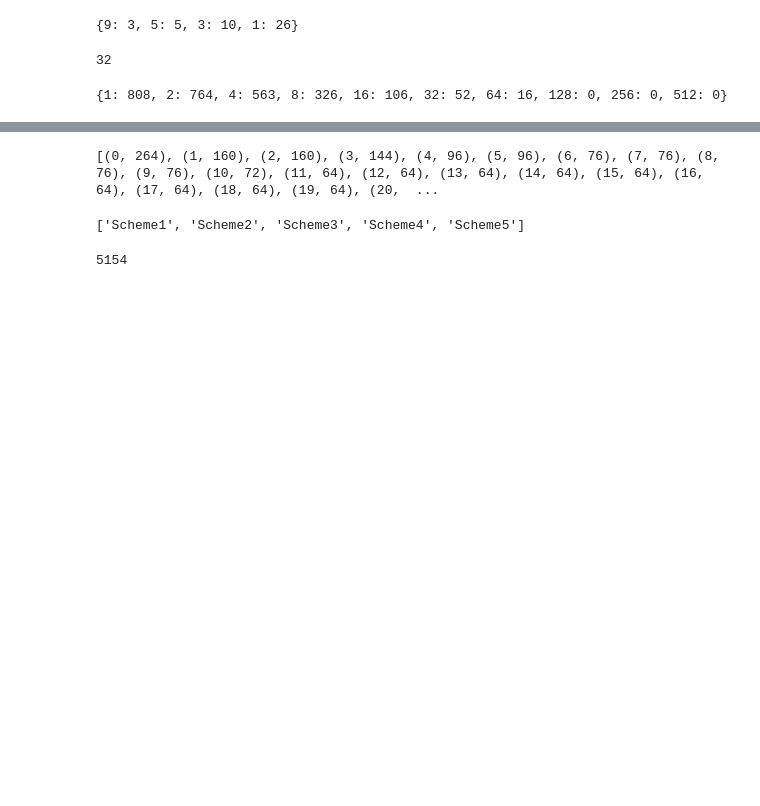
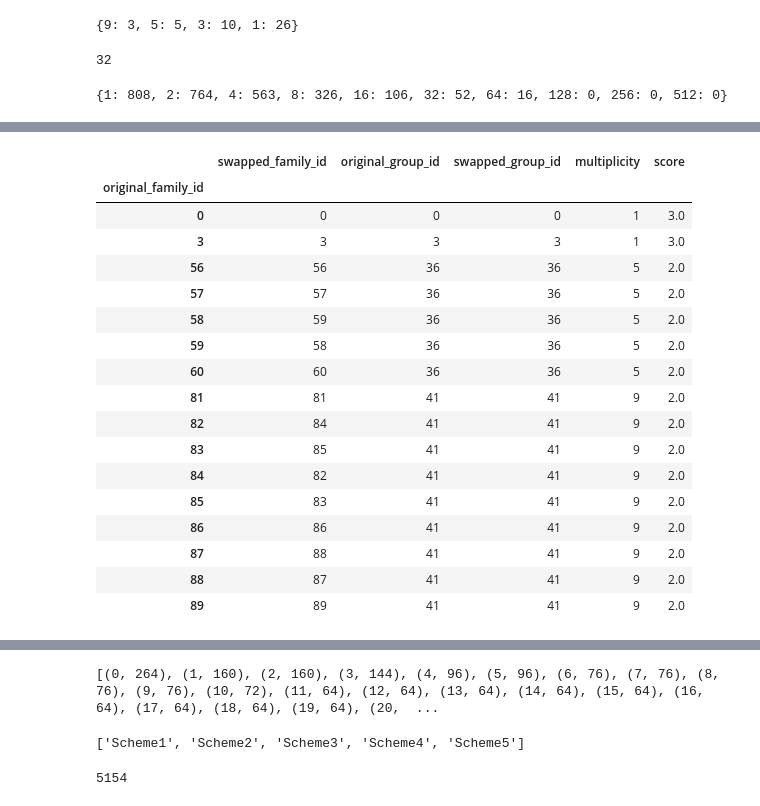
Before and after one commit to RC2630/surnames, a Jupyter notebook: analysis.ipynb, the cells around one changed output, grey strips where cells are left out. Cells and saved outputs as stored; diff of their text form; code cells hidden in the pictures; blank space fills up the shorter version.

```diff
--- a/analysis.ipynb
+++ b/analysis.ipynb
@@ -191,0 +220,21 @@ odd_df.groupby(score_columns).multiplicity.count().reset_index().sort_values("mu
+# %%
+gender_swap_df[gender_swap_df.original_group_id == gender_swap_df.swapped_group_id]
+# %% [output]
+|  | swapped_family_id | original_group_id | swapped_group_id | multiplicity | score |
+| original_family_id |  |  |  |  |  |
+| 0 | 0 | 0 | 0 | 1 | 3.0 |
+| 3 | 3 | 3 | 3 | 1 | 3.0 |
+| 56 | 56 | 36 | 36 | 5 | 2.0 |
+| 57 | 57 | 36 | 36 | 5 | 2.0 |
+| 58 | 59 | 36 | 36 | 5 | 2.0 |
+| 59 | 58 | 36 | 36 | 5 | 2.0 |
+| 60 | 60 | 36 | 36 | 5 | 2.0 |
+| 81 | 81 | 41 | 41 | 9 | 2.0 |
+| 82 | 84 | 41 | 41 | 9 | 2.0 |
+| 83 | 85 | 41 | 41 | 9 | 2.0 |
+| 84 | 82 | 41 | 41 | 9 | 2.0 |
+| 85 | 83 | 41 | 41 | 9 | 2.0 |
+| 86 | 86 | 41 | 41 | 9 | 2.0 |
+| 87 | 88 | 41 | 41 | 9 | 2.0 |
+| 88 | 87 | 41 | 41 | 9 | 2.0 |
+| 89 | 89 | 41 | 41 | 9 | 2.0 |
```
Also changed, not shown: parts of 9 cells of this notebook, 5 other files.
